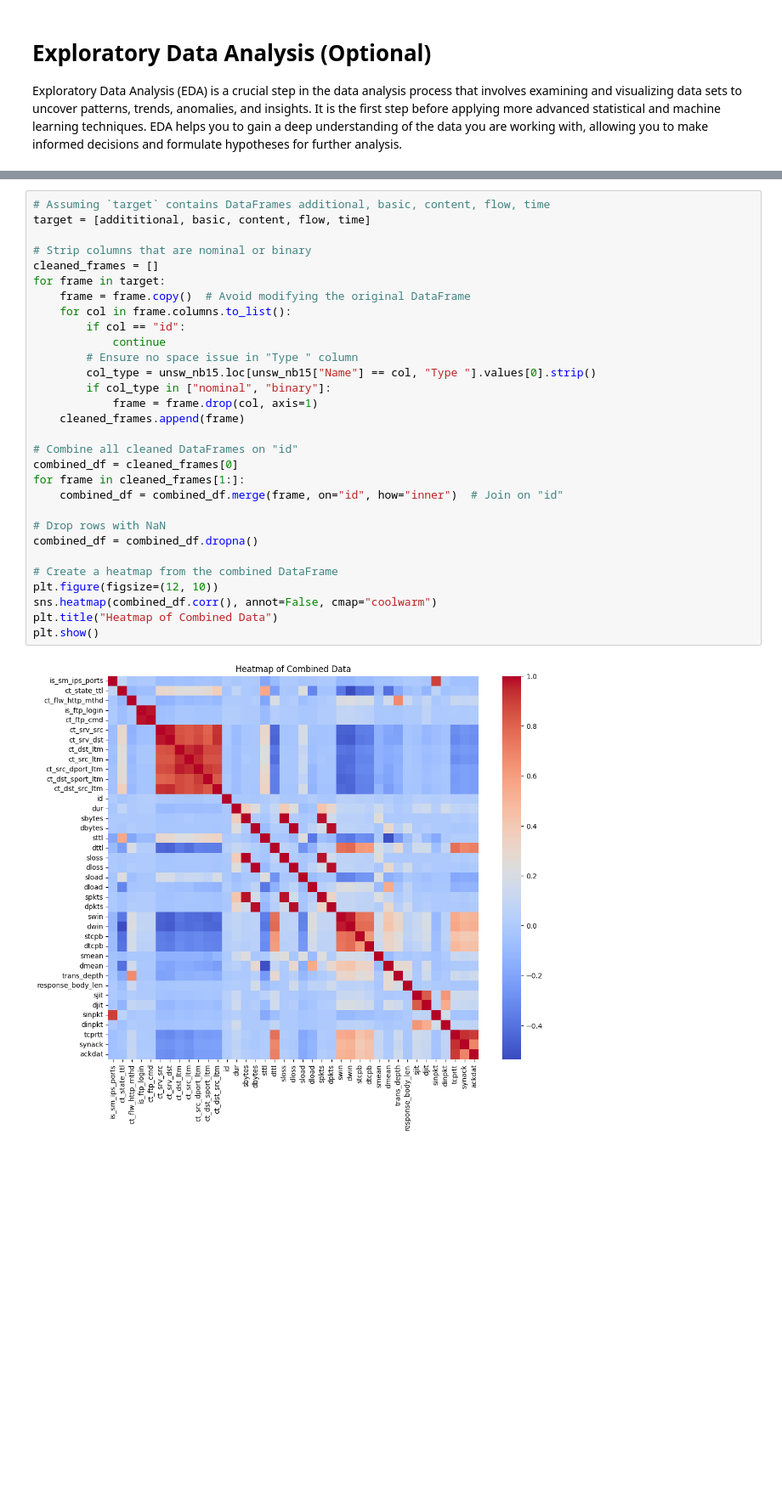
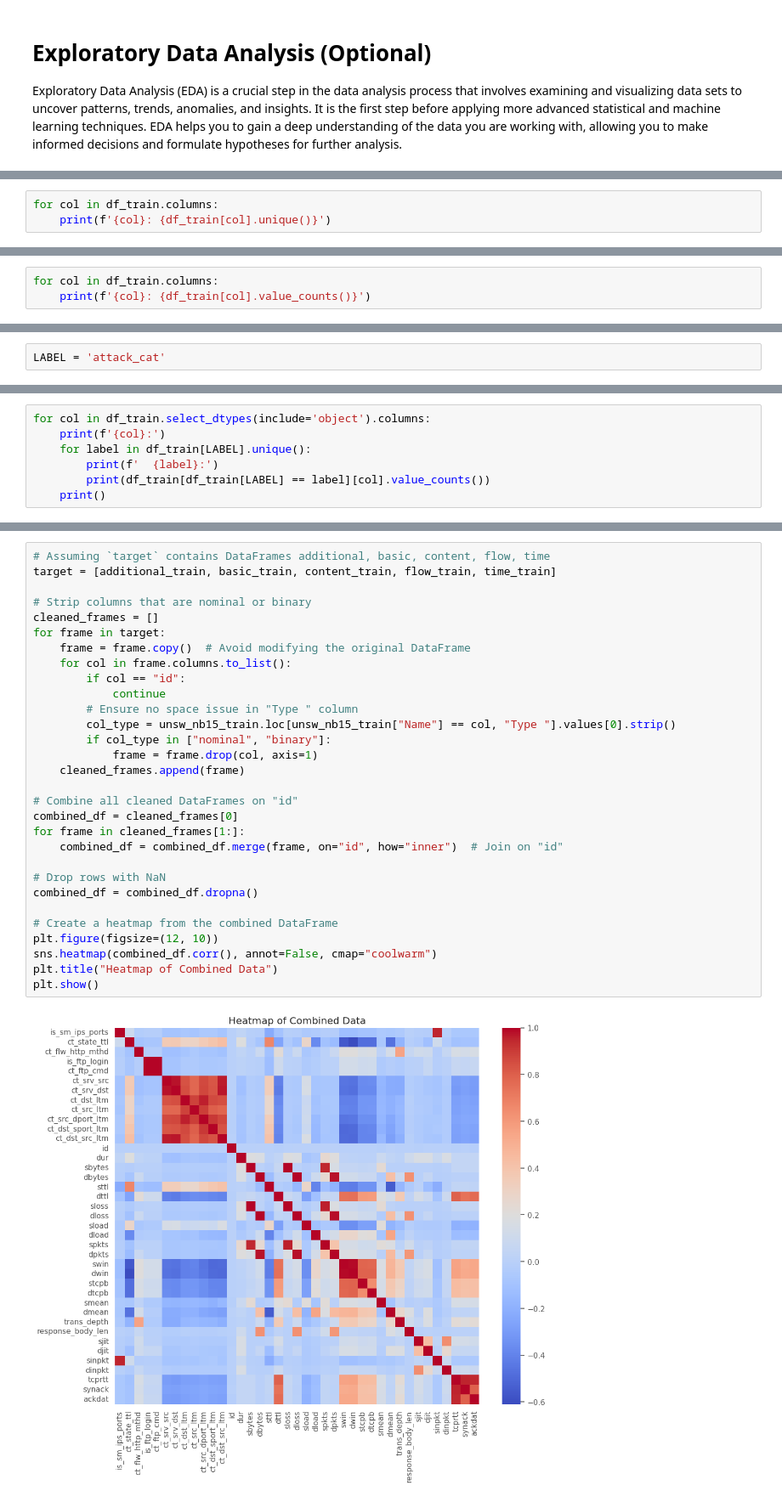
Before and after one commit to HaydarChan/Tubes2_IF3170_LearningTinCan, a Jupyter notebook: src/Learning_Tin_Can.ipynb, the cells around one changed output, grey strips where cells are left out. Shown at 85% size. Cells and saved outputs as stored; diff of their text form; blank space fills up the shorter version.

```diff
--- a/src/Learning_Tin_Can.ipynb
+++ b/src/Learning_Tin_Can.ipynb
@@ -32,0 +340,3 @@ Exploratory Data Analysis (EDA) is a crucial step in the data analysis process t
+# %%
+for col in df_train.columns:
+    print(f'{col}: {df_train[col].unique()}')
@@ -32,0 +361,3 @@ Exploratory Data Analysis (EDA) is a crucial step in the data analysis process t
+# %%
+for col in df_train.columns:
+    print(f'{col}: {df_train[col].value_counts()}')
@@ -32,0 +382,2 @@ Exploratory Data Analysis (EDA) is a crucial step in the data analysis process t
+# %%
+LABEL = 'attack_cat'
@@ -32,0 +430,7 @@ Exploratory Data Analysis (EDA) is a crucial step in the data analysis process t
+# %%
+for col in df_train.select_dtypes(include='object').columns:
+    print(f'{col}:')
+    for label in df_train[LABEL].unique():
+        print(f'  {label}:')
+        print(df_train[df_train[LABEL] == label][col].value_counts())
+    print()
@@ -36,33 +458,33 @@ unsw_nb15[unsw_nb15["Name"] == "proto"].iloc[0]["Type "]
 'nominal'
 # %%
 # Assuming `target` contains DataFrames additional, basic, content, flow, time
-target = [addititional, basic, content, flow, time]
+target = [additional_train, basic_train, content_train, flow_train, time_train]
 
 # Strip columns that are nominal or binary
 cleaned_frames = []
 for frame in target:
     frame = frame.copy()  # Avoid modifying the original DataFrame
     for col in frame.columns.to_list():
         if col == "id":
             continue
         # Ensure no space issue in "Type " column
-        col_type = unsw_nb15.loc[unsw_nb15["Name"] == col, "Type "].values[0].strip()
+        col_type = unsw_nb15_train.loc[unsw_nb15_train["Name"] == col, "Type "].values[0].strip()
         if col_type in ["nominal", "binary"]:
             frame = frame.drop(col, axis=1)
     cleaned_frames.append(frame)
 
 # Combine all cleaned DataFrames on "id"
 combined_df = cleaned_frames[0]
 for frame in cleaned_frames[1:]:
     combined_df = combined_df.merge(frame, on="id", how="inner")  # Join on "id"
 
 # Drop rows with NaN
 combined_df = combined_df.dropna()
 
 # Create a heatmap from the combined DataFrame
 plt.figure(figsize=(12, 10))
 sns.heatmap(combined_df.corr(), annot=False, cmap="coolwarm")
 plt.title("Heatmap of Combined Data")
 plt.show()
 # %% [output]
-[figure, old version]
+[figure, new version]
```
Also changed, not shown: parts of 83 cells of this notebook, 1 other file.
